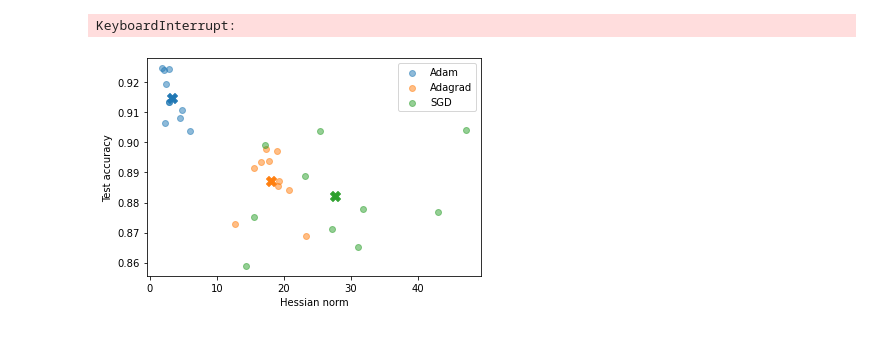
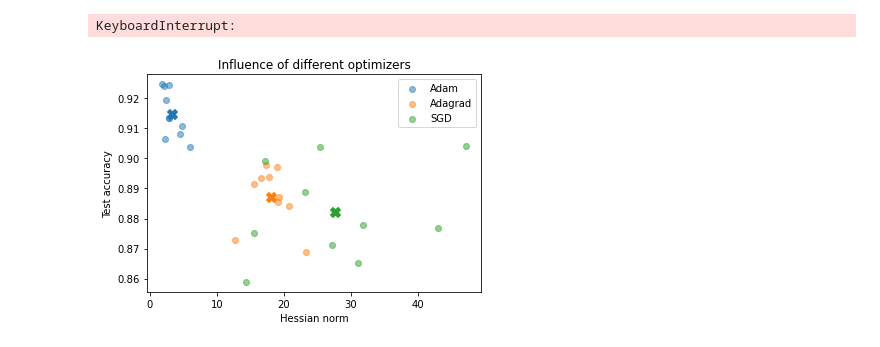
Before and after one commit to xiaotiansu/OptML_SB, a Jupyter notebook: test_optimizers.ipynb, the cells around one changed output. Cells and saved outputs as stored; diff of their text form; code cells hidden in the pictures.

```diff
--- a/test_optimizers.ipynb
+++ b/test_optimizers.ipynb
@@ -237,20 +237,21 @@ KeyboardInterrupt:
 # %%
 Hessians = np.load("experiment_results/hessians_op.npy", allow_pickle = True)
 stats_data = np.load("experiment_results/stats_data_op.npy", allow_pickle = True)
 
 plt.scatter(Hessians[2], [x[-1] for x in stats_data[2]], label = "Adam", alpha=0.5)
 plt.scatter(Hessians[0], [x[-1] for x in stats_data[0]], label = "Adagrad", alpha=0.5)
 plt.scatter(Hessians[1], [x[-1] for x in stats_data[1]], label = "SGD", alpha=0.5)
 
 plt.gca().set_prop_cycle(None)
 
 plt.scatter(Hessians[2].mean(), np.mean([x[-1] for x in stats_data[2]]), marker = "X", s=100)
 plt.scatter(Hessians[0].mean(), np.mean([x[-1] for x in stats_data[0]]), marker = "X", s=100)
 plt.scatter(Hessians[1].mean(), np.mean([x[-1] for x in stats_data[1]]), marker = "X", s=100)
 
 plt.legend()
 plt.xlabel('Hessian norm')
 plt.ylabel('Test accuracy')
+plt.title('Influence of different optimizers')
 plt.savefig("figures/optimizer.png",dpi=200,bbox_inches='tight')
 # %% [output]
-[figure, old version]
+[figure, new version]
```
Also changed, not shown: 9 other files.
